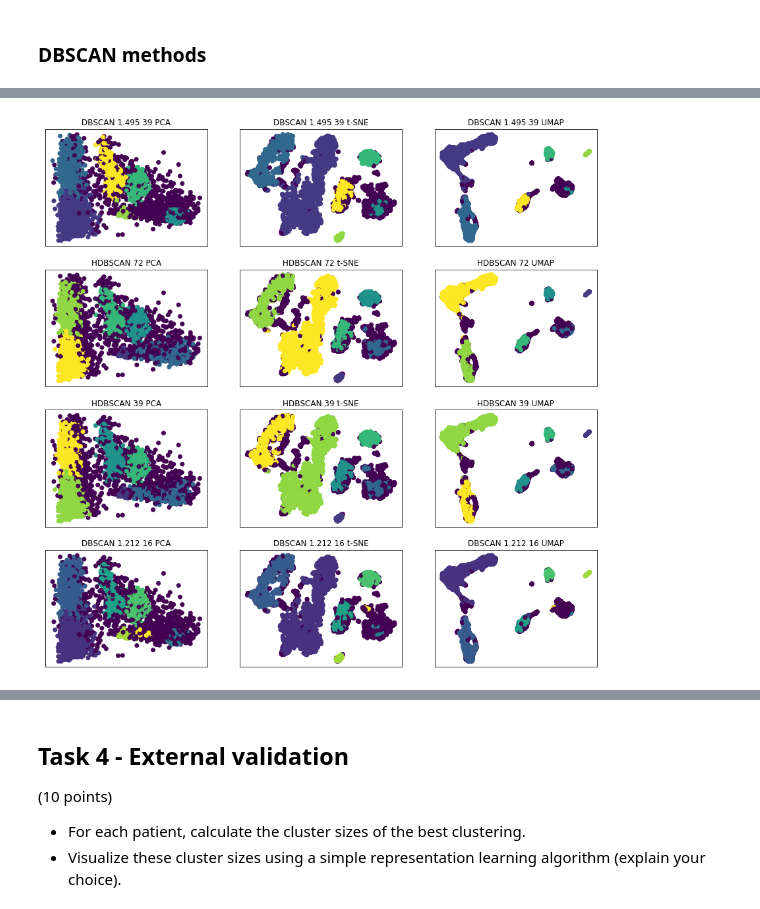
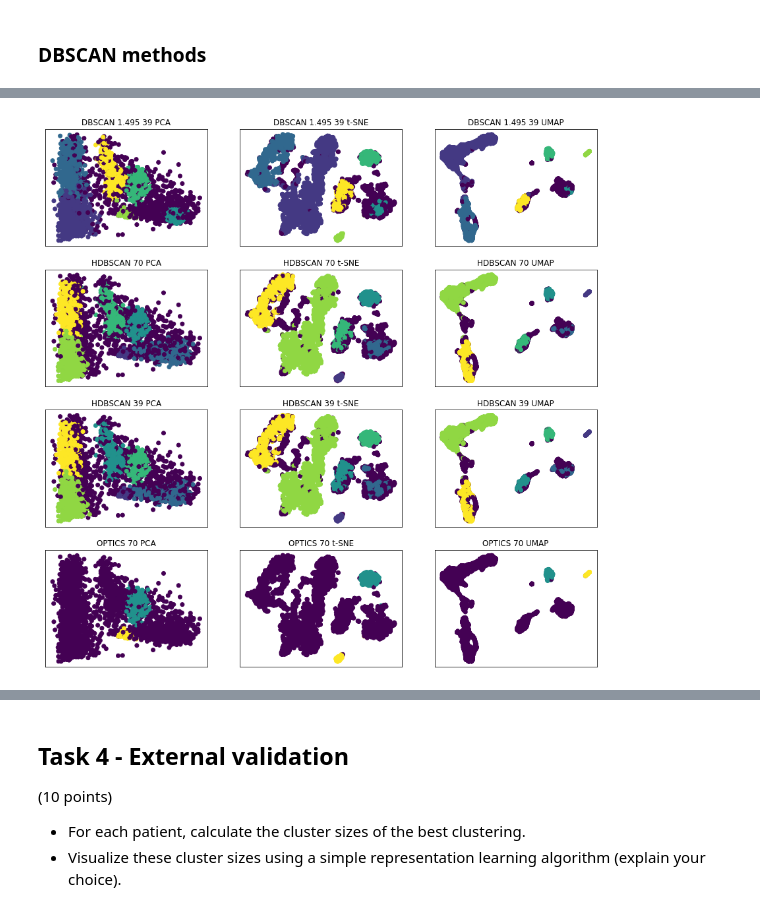
Before and after one commit to H00N24/INF367-Project-d-reduction-clustering, a Jupyter notebook: Project 2.ipynb, the cells around one changed output, grey strips where cells are left out. Cells and saved outputs as stored; diff of their text form; code cells hidden in the pictures.

```diff
--- a/Project 2.ipynb
+++ b/Project 2.ipynb
@@ -881,9 +874,9 @@ OPTICS 72 (without noise) error: Number of labels is 1. Valid values are 2 to n_
 [interactive output not drawn]
 # %%
 results = pd.DataFrame(records).set_index("method")
-result_scores = results[[x for x in results.columns if x.endswith("score")]]
+nc_scores = [x for x in results.columns if x.endswith("score")]
+db_scores = [x for x in results.columns if "score" in x or x == "noise"]
 scans_index = np.array(["DBSCAN" in x or "OPTICS" in x for x in results.index])
-wth_predicted = [x for x in results.columns if x != "predicted"]
 # %% [output]
 [interactive output not drawn]
 # %% [markdown]
@@ -935,8 +934,14 @@ result_scores.iloc[~scans_index].rank(numeric_only=True)
 # %%
-pd.DataFrame(
-    results.iloc[~scans_index].rank(numeric_only=True).mean(axis=1).sort_values(),
+avg_ranking = pd.DataFrame(
+    results[nc_scores]
+    .iloc[~scans_index]
+    .rank(numeric_only=True)
+    .mean(axis=1)
+    .sort_values(),
     columns=["Average rank"],
-)[:5]
+)
+
+avg_ranking[:8]
 # %% [output]
 |  | Average rank |
 | method |  |
@@ -963,8 +968,9 @@ pd.DataFrame(
 # %%
-best = ["KMeans 4", "WardLinkage 4", "KMeans 6", "AverageLinkage 10", "WardLinkage 6"]
-fig, axss = plt.subplots(len(best), 3, figsize=(15, 15))
+best_cn = avg_ranking[:4].index
 
-for in_row, axs in zip(results.loc[best].iterrows(), axss):
+fig, axss = plt.subplots(len(best_cn), 3, figsize=(15, 15))
+
+for in_row, axs in zip(results.loc[best_cn].iterrows(), axss):
     # print(row["predicted"])
     index, row = in_row
     for ax, mt in zip(axs, transformed_data.items()):
@@ -1042,9 +1018,15 @@ result_scores.iloc[scans_index].rank(numeric_only=True)
 [interactive output not drawn]
 # %%
-pd.DataFrame(
-    result_scores.iloc[scans_index].rank(numeric_only=True).mean(axis=1).sort_values(),
+avg_ranking = pd.DataFrame(
+    results[db_scores]
+    .iloc[scans_index]
+    .rank(numeric_only=True)
+    .mean(axis=1)
+    .sort_values(),
     columns=["Average rank"],
-)[:15]
+)
+
+avg_ranking[:10]
 # %% [output]
 |  | Average rank |
 | method |  |
@@ -1081,20 +1054,20 @@ pd.DataFrame(
 # %%
-best = ["DBSCAN 1.495 39", "HDBSCAN 72", "HDBSCAN 39", "DBSCAN 1.212 16"]
-fig, axss = plt.subplots(len(best), 3, figsize=(15, 15))
+best_db = avg_ranking.index[:4]
+fig, axss = plt.subplots(len(best_db), 3, figsize=(15, 15))
 
-for in_row, axs in zip(results.loc[best].iterrows(), axss):
+for in_row, axs in zip(results.loc[best_db].iterrows(), axss):
     # print(row["predicted"])
     index, row = in_row
     for ax, mt in zip(axs, transformed_data.items()):
         name, transformed = mt
         ax.scatter(transformed.T[0], transformed.T[1], c=row["predicted"])
         ax.set_title(f"{index} {name}")
         ax.set_yticks([])
         ax.set_xticks([])
 
 plt.show()
 # %% [output]
-[figure, old version]
+[figure, new version]
 [interactive output not drawn]
 # %% [markdown]
 ## Task 4 - External validation
```
Also changed, not shown: parts of 26 cells of this notebook.
